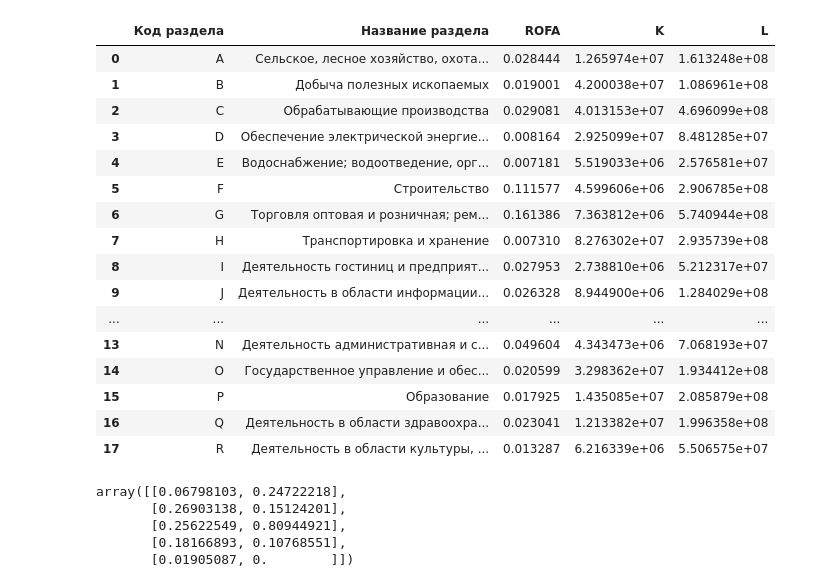
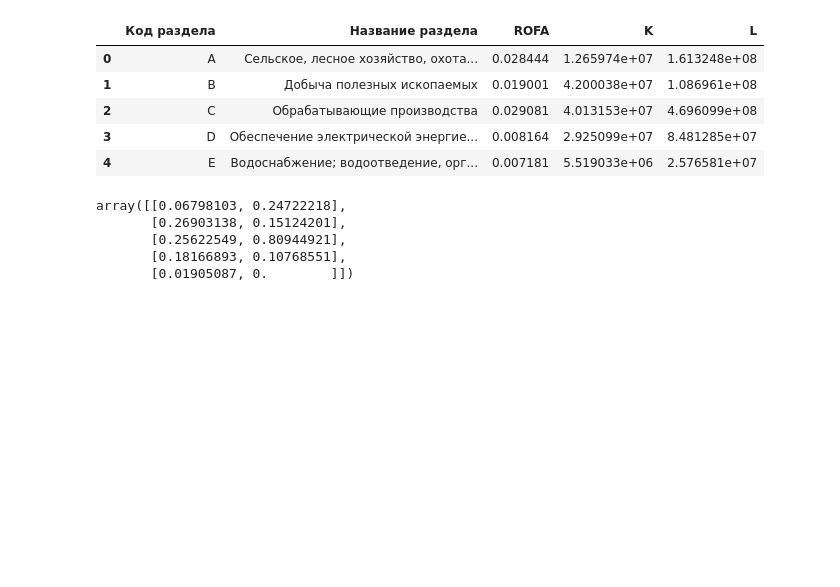
Before and after one commit to tony-pitchblack/---------------, a Jupyter notebook: clustering-douglas.ipynb, the cells around one changed output. Cells and saved outputs as stored; diff of their text form; code cells hidden in the pictures; blank space fills up the shorter version.

```diff
--- a/clustering-douglas.ipynb
+++ b/clustering-douglas.ipynb
@@ -29,26 +33,15 @@ from sample_size_calculation import *
 # %%
 data_to_cluster = pd.read_csv("Данные/processed/clustering-data-douglas.csv")
 # data_to_cluster.iloc[11]
 # data_to_cluster = data_to_cluster.drop([11])
-data_to_cluster
+data_to_cluster.head()
 # %% [output]
 |  | Код раздела | Название раздела | ROFA | K | L |
 | 0 | A | Сельское, лесное хозяйство, охота... | 0.028444 | 1.265974e+07 | 1.613248e+08 |
 | 1 | B | Добыча полезных ископаемых | 0.019001 | 4.200038e+07 | 1.086961e+08 |
 | 2 | C | Обрабатывающие производства | 0.029081 | 4.013153e+07 | 4.696099e+08 |
 | 3 | D | Обеспечение электрической энергие... | 0.008164 | 2.925099e+07 | 8.481285e+07 |
 | 4 | E | Водоснабжение; водоотведение, орг... | 0.007181 | 5.519033e+06 | 2.576581e+07 |
-| 5 | F | Строительство | 0.111577 | 4.599606e+06 | 2.906785e+08 |
-| 6 | G | Торговля оптовая и розничная; рем... | 0.161386 | 7.363812e+06 | 5.740944e+08 |
-| 7 | H | Транспортировка и хранение | 0.007310 | 8.276302e+07 | 2.935739e+08 |
-| 8 | I | Деятельность гостиниц и предприят... | 0.027953 | 2.738810e+06 | 5.212317e+07 |
-| 9 | J | Деятельность в области информации... | 0.026328 | 8.944900e+06 | 1.284029e+08 |
-| ... | ... | ... | ... | ... | ... |
-| 13 | N | Деятельность административная и с... | 0.049604 | 4.343473e+06 | 7.068193e+07 |
-| 14 | O | Государственное управление и обес... | 0.020599 | 3.298362e+07 | 1.934412e+08 |
-| 15 | P | Образование | 0.017925 | 1.435085e+07 | 2.085879e+08 |
-| 16 | Q | Деятельность в области здравоохра... | 0.023041 | 1.213382e+07 | 1.996358e+08 |
-| 17 | R | Деятельность в области культуры, ... | 0.013287 | 6.216339e+06 | 5.506575e+07 |
 # %%
 data_to_cluster = data_to_cluster.drop(columns=[ "Название раздела"])
 data_to_cluster = data_to_cluster.groupby("Код раздела", as_index=False).mean()
```
Also changed, not shown: parts of 9 cells of this notebook, 8 other files.
